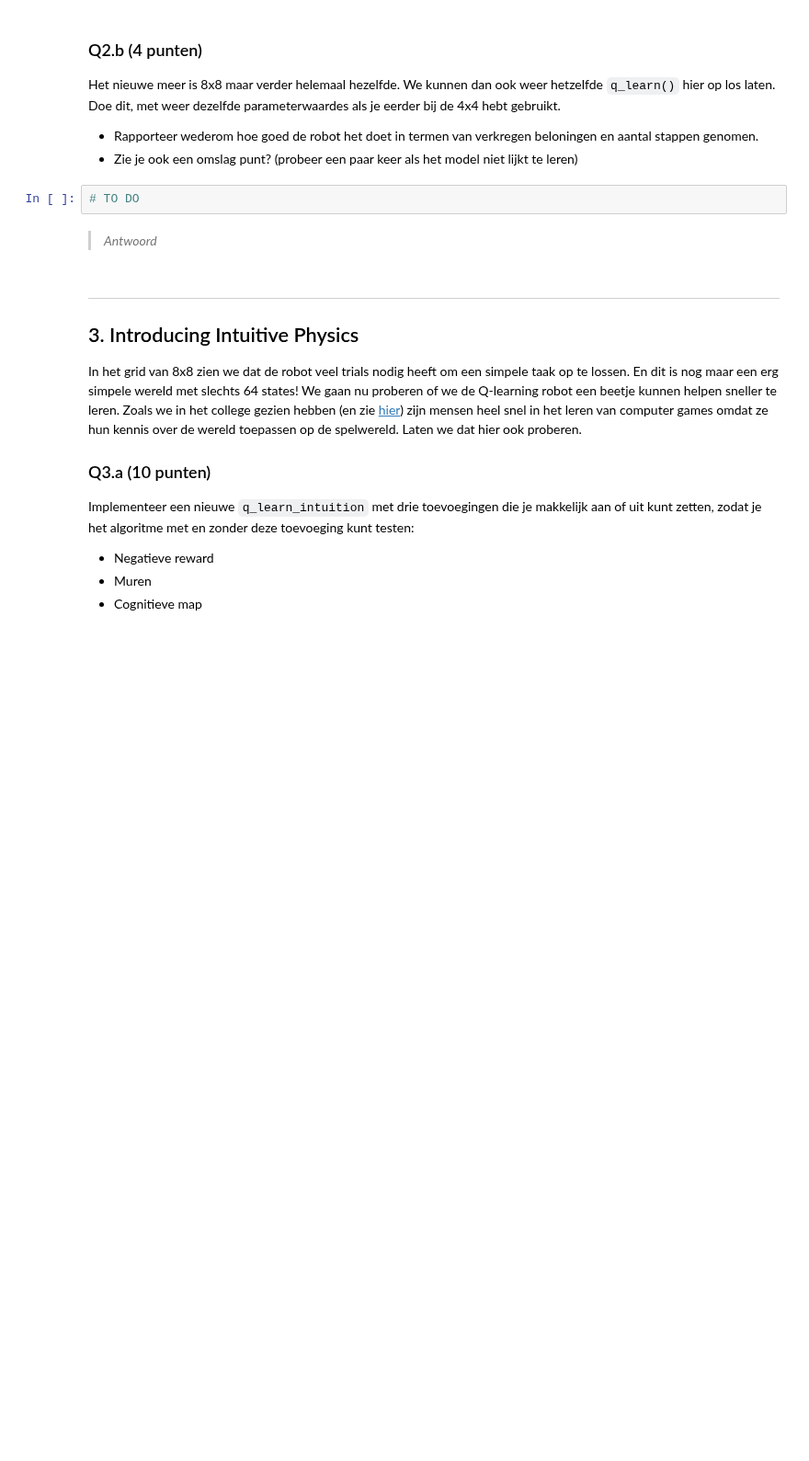
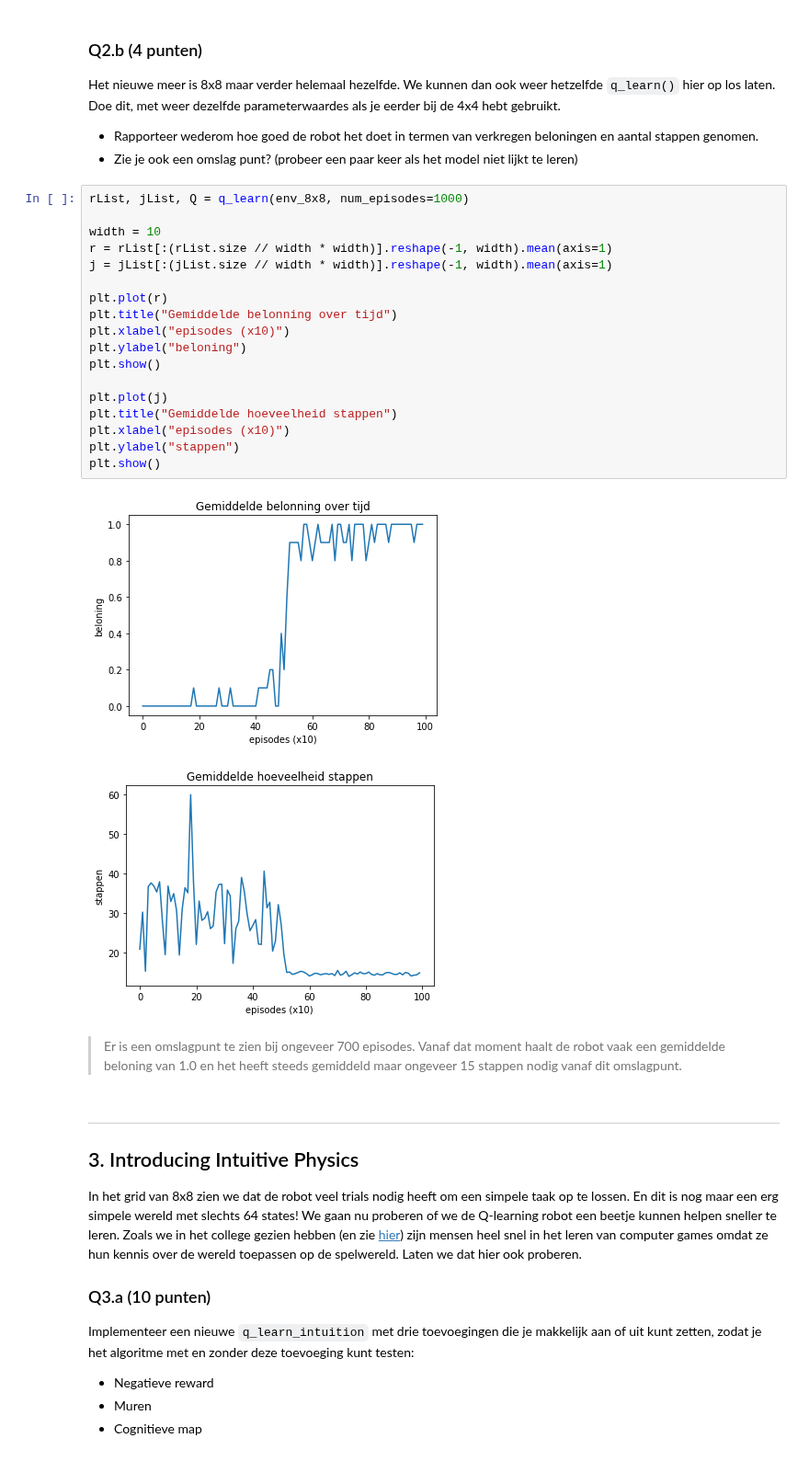
Before and after one commit to Tim-pijnacker/CGM, a Jupyter notebook: Assignment_3/Assignment_3a.ipynb, the cells around one changed output. Shown at 92% size. Cells and saved outputs as stored; diff of their text form; blank space fills up the shorter version.

```diff
--- a/Assignment_3/Assignment_3a.ipynb
+++ b/Assignment_3/Assignment_3a.ipynb
@@ -302,10 +349,29 @@ env_8x8 = gym.make('FrozenLake-v1',map_name="8x8",is_slippery=False)
 Het nieuwe meer is 8x8 maar verder helemaal hezelfde. We kunnen dan ook weer hetzelfde `q_learn()` hier op los laten. Doe dit, met weer dezelfde parameterwaardes als je eerder bij de 4x4 hebt gebruikt.
 * Rapporteer wederom hoe goed de robot het doet in termen van verkregen beloningen en aantal stappen genomen.
 * Zie je ook een omslag punt? (probeer een paar keer als het model niet lijkt te leren)
-# %%
-# TO DO
-# %% [markdown]
-> *Antwoord*
+# %%
+rList, jList, Q = q_learn(env_8x8, num_episodes=1000)
+
+width = 10
+r = rList[:(rList.size // width * width)].reshape(-1, width).mean(axis=1)
+j = jList[:(jList.size // width * width)].reshape(-1, width).mean(axis=1)
+
+plt.plot(r)
+plt.title("Gemiddelde belonning over tijd")
+plt.xlabel("episodes (x10)")
+plt.ylabel("beloning")
+plt.show()
+
+plt.plot(j)
+plt.title("Gemiddelde hoeveelheid stappen")
+plt.xlabel("episodes (x10)")
+plt.ylabel("stappen")
+plt.show()
+# %% [output]
+[figure, added]
+[figure, added]
+# %% [markdown]
+> Er is een omslagpunt te zien bij ongeveer 700 episodes. Vanaf dat moment haalt de robot vaak een gemiddelde beloning van 1.0 en het heeft steeds gemiddeld maar ongeveer 15 stappen nodig vanaf dit omslagpunt.
 # %% [markdown]
 ---
 
```
Also changed, not shown: parts of 33 cells of this notebook, 13 other files.
